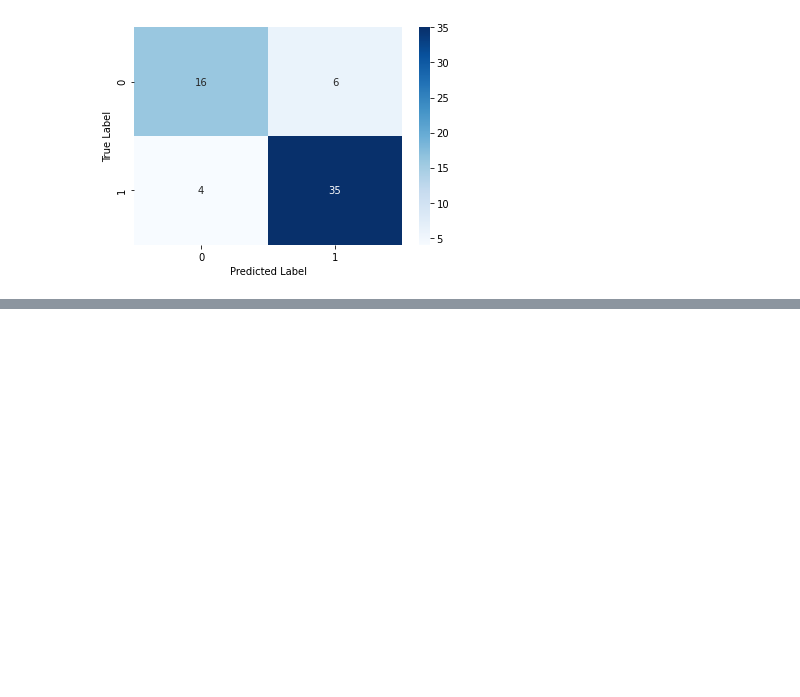
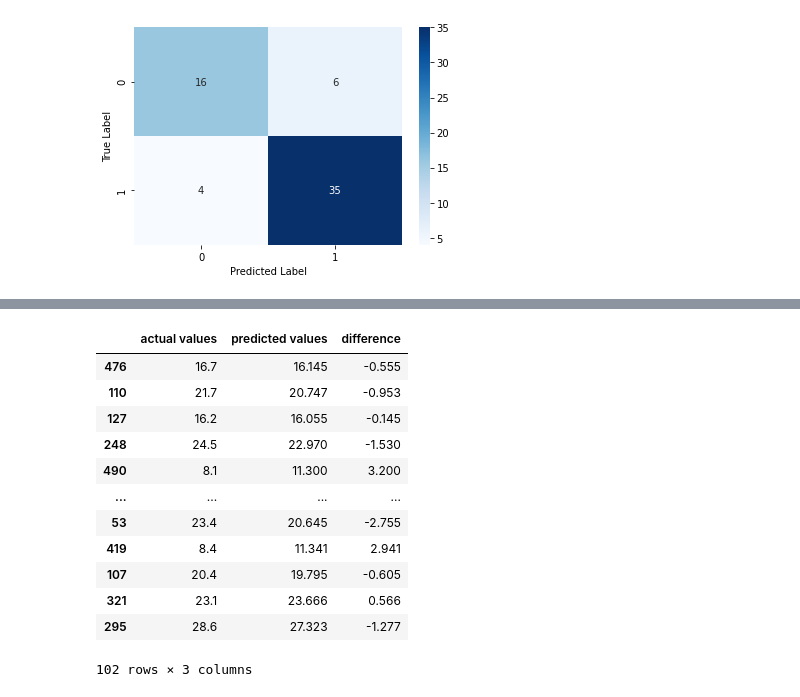
Before and after one commit to GKPSingh/M4D23, a Jupyter notebook: Scikit-Learn.ipynb, the cells around one changed output, grey strips where cells are left out. Drawn from its saved outputs; the diff is of its cells as text; code cells hidden in the pictures; blank space fills up the shorter version.

```diff
--- a/Scikit-Learn.ipynb
+++ b/Scikit-Learn.ipynb
@@ -911,0 +951,3 @@ plt.ylabel('True Label');
+# %%
+X = boston_df.drop('target', axis = 1)
+y = boston_df['target']
@@ -911,0 +979,4 @@ plt.ylabel('True Label');
+# %%
+df = pd.DataFrame(data = {'actual values':y_test, 'predicted values': y_preds})
+
+df
@@ -911,0 +997,17 @@ plt.ylabel('True Label');
+# %%
+df['difference'] = df['predicted values'] - df['actual values']
+df
+# %% [output]
+|  | actual values | predicted values | difference |
+| 476 | 16.7 | 16.145 | -0.555 |
+| 110 | 21.7 | 20.747 | -0.953 |
+| 127 | 16.2 | 16.055 | -0.145 |
+| 248 | 24.5 | 22.970 | -1.530 |
+| 490 | 8.1 | 11.300 | 3.200 |
+| ... | ... | ... | ... |
+| 53 | 23.4 | 20.645 | -2.755 |
+| 419 | 8.4 | 11.341 | 2.941 |
+| 107 | 20.4 | 19.795 | -0.605 |
+| 321 | 23.1 | 23.666 | 0.566 |
+| 295 | 28.6 | 27.323 | -1.277 |
+102 rows × 3 columns
```
Also changed, not shown: parts of 20 cells of this notebook, 1 other file.
